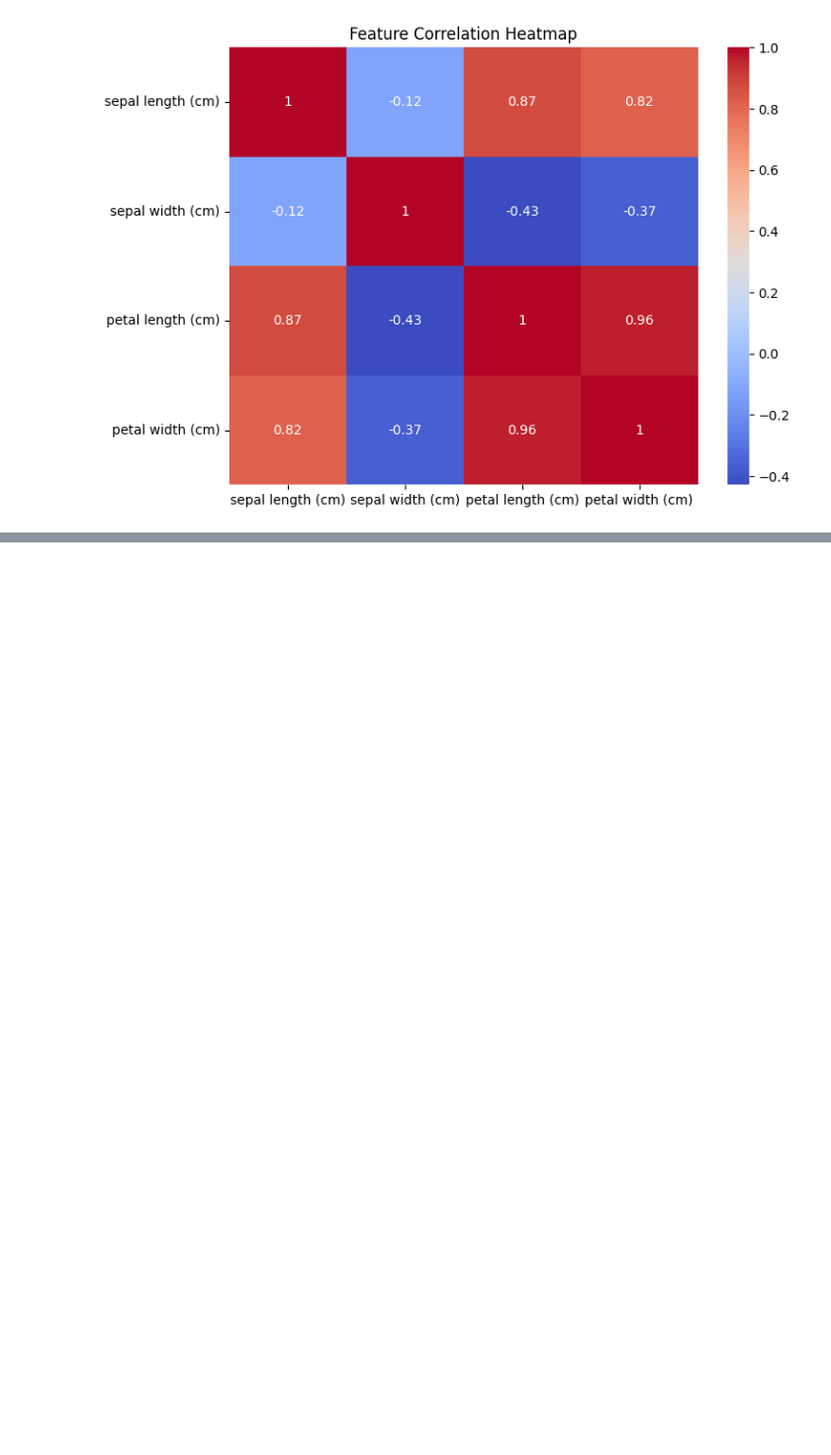
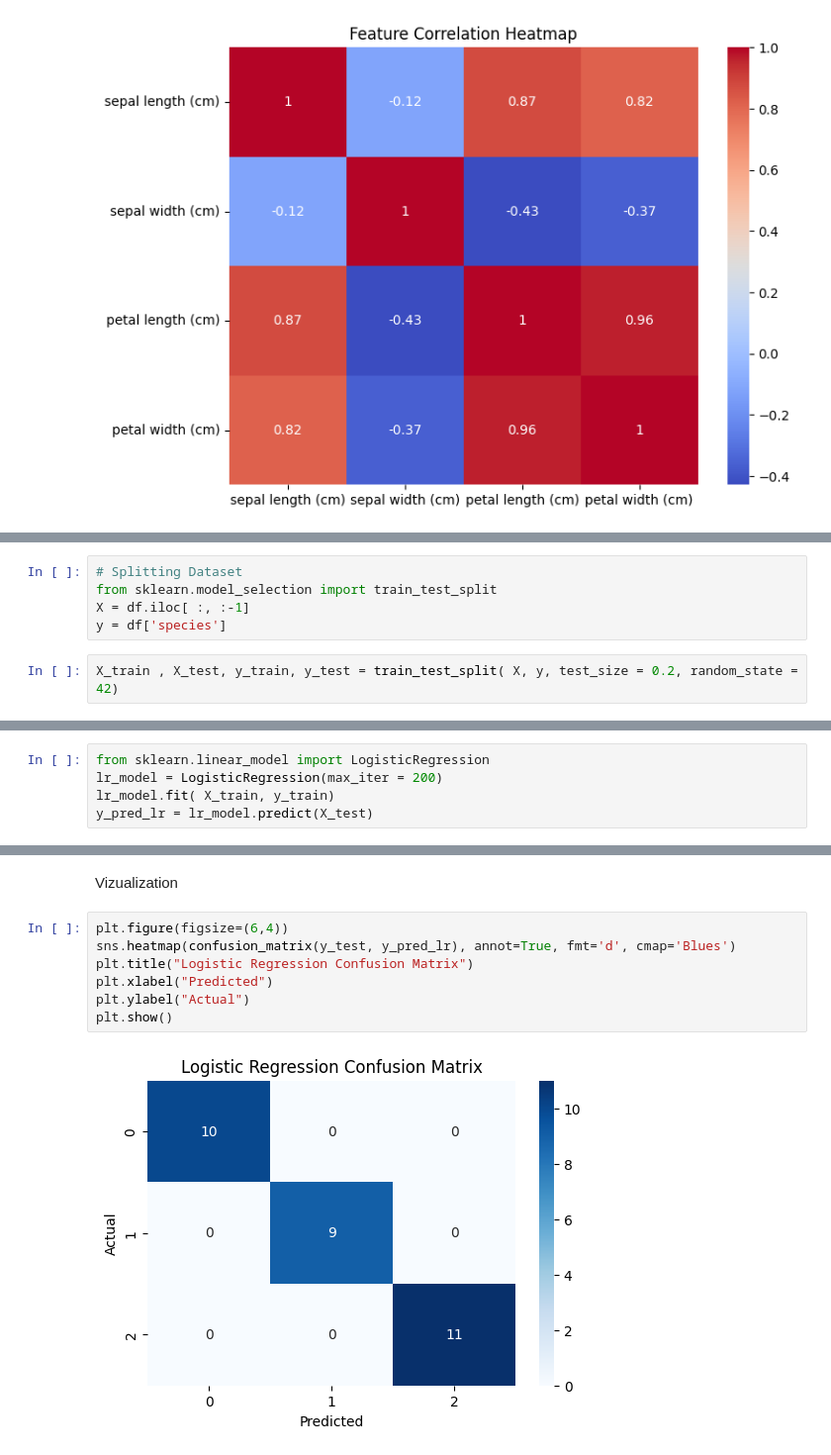
Before and after one commit to OfficialTanishGupta/iris-flower-classification, a Jupyter notebook: iris_classification.ipynb, the cells around one changed output, grey strips where cells are left out. Shown at 99% size. Cells and saved outputs as stored; diff of their text form; blank space fills up the shorter version.

Commit message:
Trained and evaluated classification models

```diff
--- a/iris_classification.ipynb
+++ b/iris_classification.ipynb
@@ -199,0 +202,7 @@ plt.show()
+# %%
+# Splitting Dataset
+from sklearn.model_selection import train_test_split
+X = df.iloc[ :, :-1]
+y = df['species']
+# %%
+X_train , X_test, y_train, y_test = train_test_split( X, y, test_size = 0.2, random_state = 42)
@@ -199,0 +217,5 @@ plt.show()
+# %%
+from sklearn.linear_model import LogisticRegression
+lr_model = LogisticRegression(max_iter = 200)
+lr_model.fit( X_train, y_train)
+y_pred_lr = lr_model.predict(X_test)
@@ -199,0 +241,11 @@ plt.show()
+# %% [markdown]
+Vizualization
+# %%
+plt.figure(figsize=(6,4))
+sns.heatmap(confusion_matrix(y_test, y_pred_lr), annot=True, fmt='d', cmap='Blues')
+plt.title("Logistic Regression Confusion Matrix")
+plt.xlabel("Predicted")
+plt.ylabel("Actual")
+plt.show()
+# %% [output]
+[figure, added]
```
Also changed, not shown: parts of 7 cells of this notebook.
